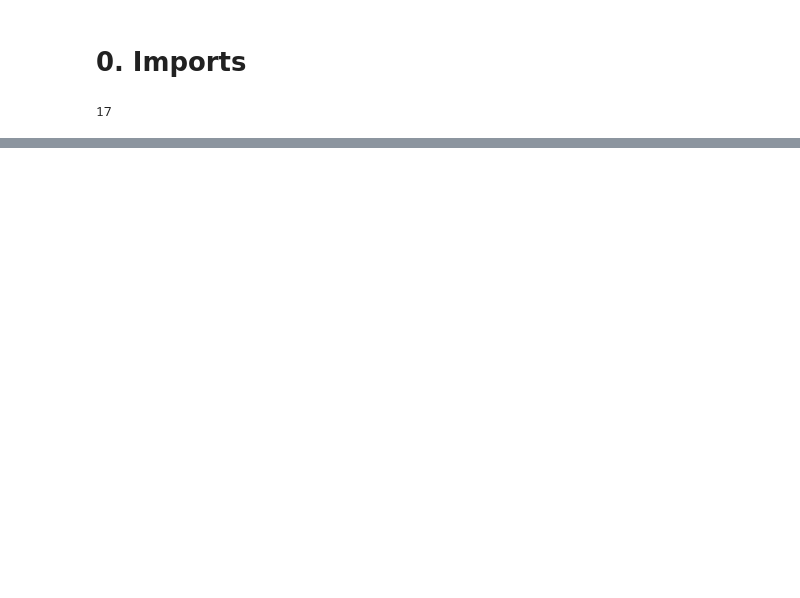
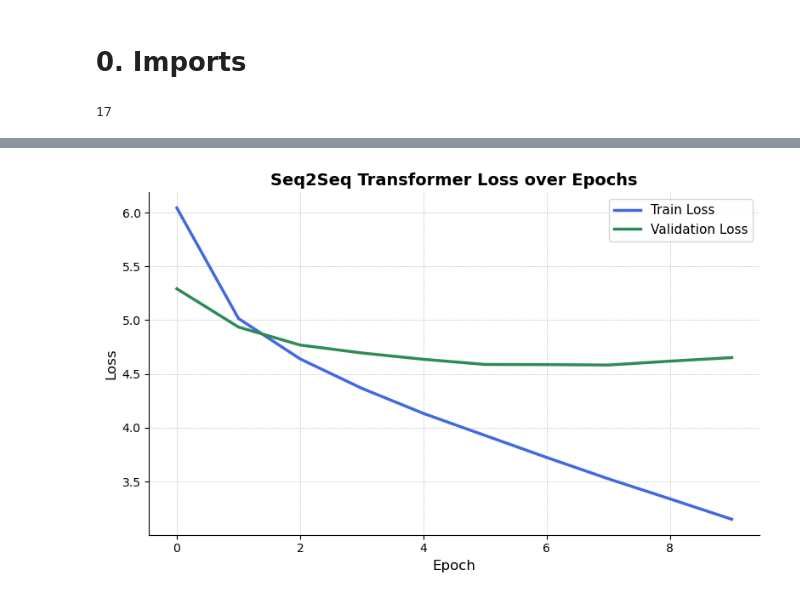
Before and after one commit to lashebir/de-en-translator, a Jupyter notebook: train_test_notebook.ipynb, the cells around one changed output, grey strips where cells are left out. Saved outputs shown, nothing was run; the diff lists cells and outputs as text; code cells hidden in the pictures; blank space fills up the shorter version.

```diff
--- a/train_test_notebook.ipynb
+++ b/train_test_notebook.ipynb
@@ -1087,0 +184,28 @@ Special tokens:
+# %%
+def plot_loss(train_losses, val_losses):
+    plt.figure(figsize=(8, 5))
+
+    # Plot curves
+    plt.plot(train_losses, label='Train Loss', color='royalblue', linewidth=2.5)
+    plt.plot(val_losses, label='Validation Loss', color='seagreen', linewidth=2.5)
+
+    # Style tweaks
+    plt.title("Seq2Seq Transformer Loss over Epochs", fontsize=14, weight='bold')
+    plt.xlabel("Epoch", fontsize=12)
+    plt.ylabel("Loss", fontsize=12)
+    plt.xticks(fontsize=10)
+    plt.yticks(fontsize=10)
+    plt.grid(True, linestyle='--', linewidth=0.5, alpha=0.7)
+    plt.legend(fontsize=11)
+    plt.tight_layout()
+
+    # Optional: remove top/right borders
+    ax = plt.gca()
+    ax.spines['top'].set_visible(False)
+    ax.spines['right'].set_visible(False)
+
+    plt.show()
+# %%
+plot_loss(results['train_loss'], results['val_loss'])
+# %% [output]
+[figure, added]
```
Also changed, not shown: parts of 18 cells of this notebook.
